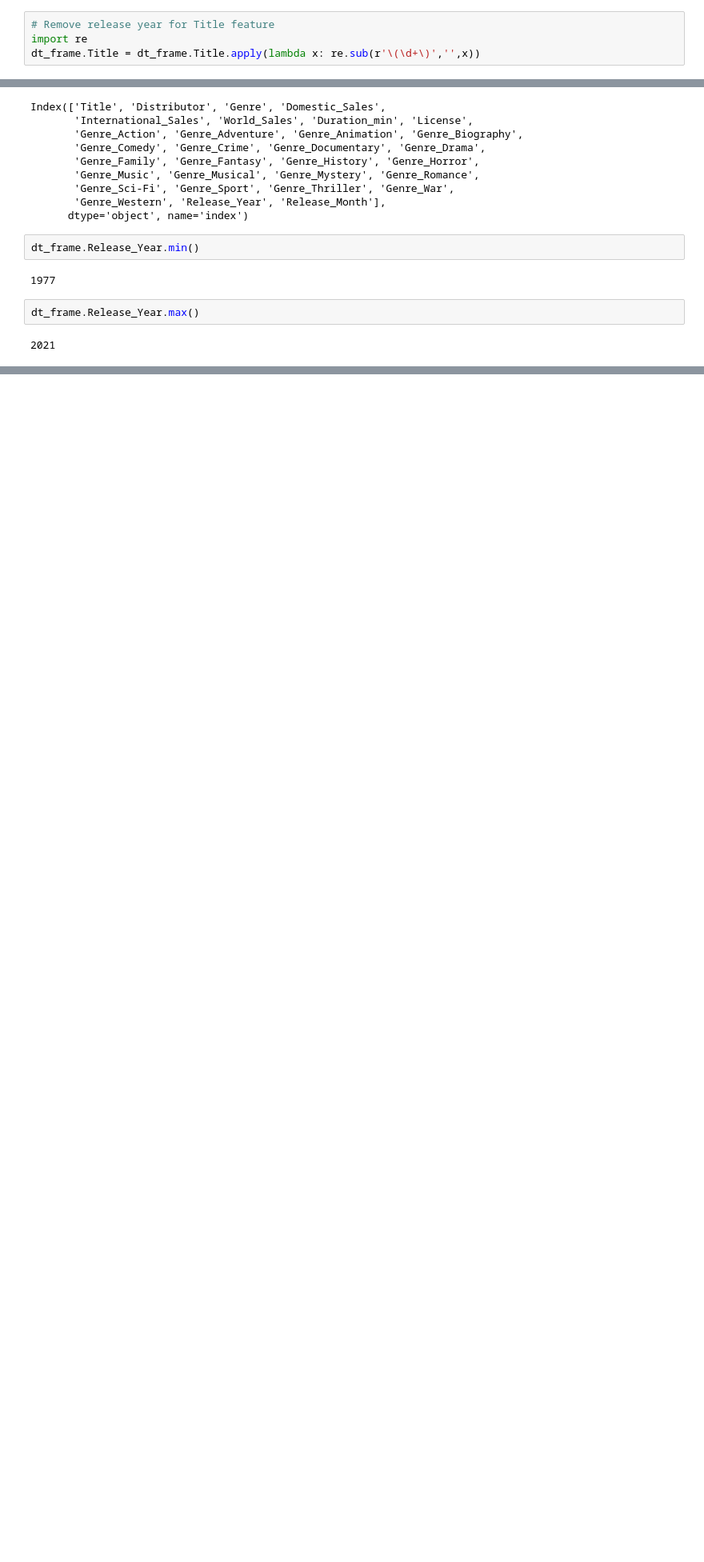
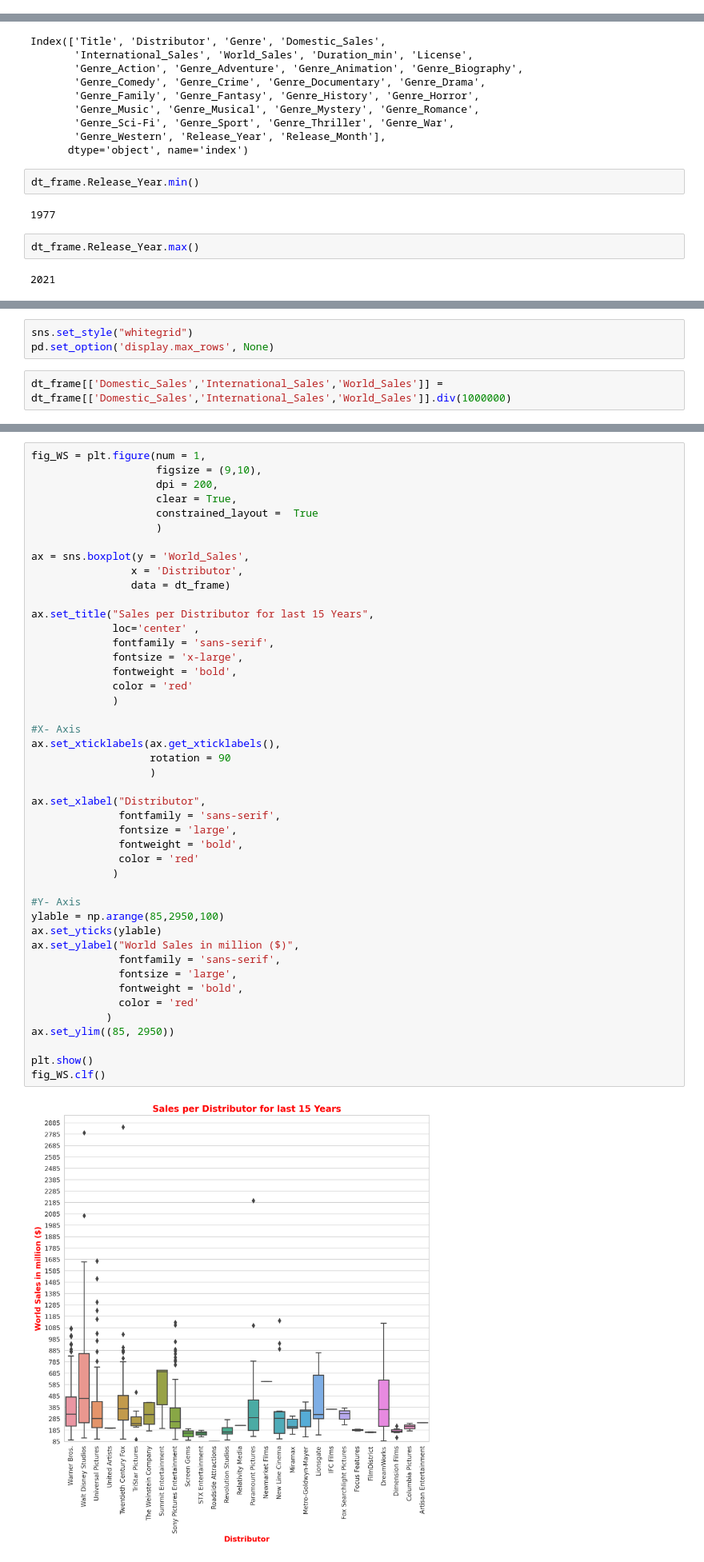
Before and after one commit to SmithaUpadhyaya/exploratory_data_analysis, a Jupyter notebook: highest-gross-movies-eda.ipynb, the cells around one changed output, grey strips where cells are left out. Shown at 80% size. Saved outputs shown, nothing was run; the diff lists cells and outputs as text; blank space fills up the shorter version.

```diff
--- a/highest-gross-movies-eda.ipynb
+++ b/highest-gross-movies-eda.ipynb
@@ -233,10 +233,6 @@ dt_frame.drop(['Release_Date'], axis=1, inplace = True)
 # Remove release year for Title feature
 import re
 dt_frame.Title = dt_frame.Title.apply(lambda x: re.sub(r'\(\d+\)','',x))
-# %%
-# Remove release year for Title feature
-import re
-dt_frame.Title = dt_frame.Title.apply(lambda x: re.sub(r'\(\d+\)','',x))
 # %%
 # Convert 'Movie Runtime' into minute
 """
@@ -343,0 +345,5 @@ Summary:
+# %%
+sns.set_style("whitegrid")
+pd.set_option('display.max_rows', None)
+# %%
+dt_frame[['Domestic_Sales','International_Sales','World_Sales']] = dt_frame[['Domestic_Sales','International_Sales','World_Sales']].div(1000000)
@@ -343,0 +365,47 @@ Summary:
+# %%
+fig_WS = plt.figure(num = 1,
+                    figsize = (9,10),
+                    dpi = 200,
+                    clear = True,
+                    constrained_layout =  True
+                    )
+
+ax = sns.boxplot(y = 'World_Sales',
+                x = 'Distributor',
+                data = dt_frame)
+
+ax.set_title("Sales per Distributor for last 15 Years",
+             loc='center' ,
+             fontfamily = 'sans-serif',
+             fontsize = 'x-large',
+             fontweight = 'bold',
+             color = 'red'
+             )
+
+#X- Axis
+ax.set_xticklabels(ax.get_xticklabels(),
+                   rotation = 90
+                   )
+
+ax.set_xlabel("Distributor",
+              fontfamily = 'sans-serif',
+              fontsize = 'large',
+              fontweight = 'bold',
+              color = 'red'
+             )
+
+#Y- Axis
+ylable = np.arange(85,2950,100)
+ax.set_yticks(ylable)
+ax.set_ylabel("World Sales in million ($)",
+              fontfamily = 'sans-serif',
+              fontsize = 'large',
+              fontweight = 'bold',
+              color = 'red'
+            )
+ax.set_ylim((85, 2950))
+
+plt.show()
+fig_WS.clf()
+# %% [output]
+[figure, added]
```
Also changed, not shown: parts of 17 cells of this notebook.
